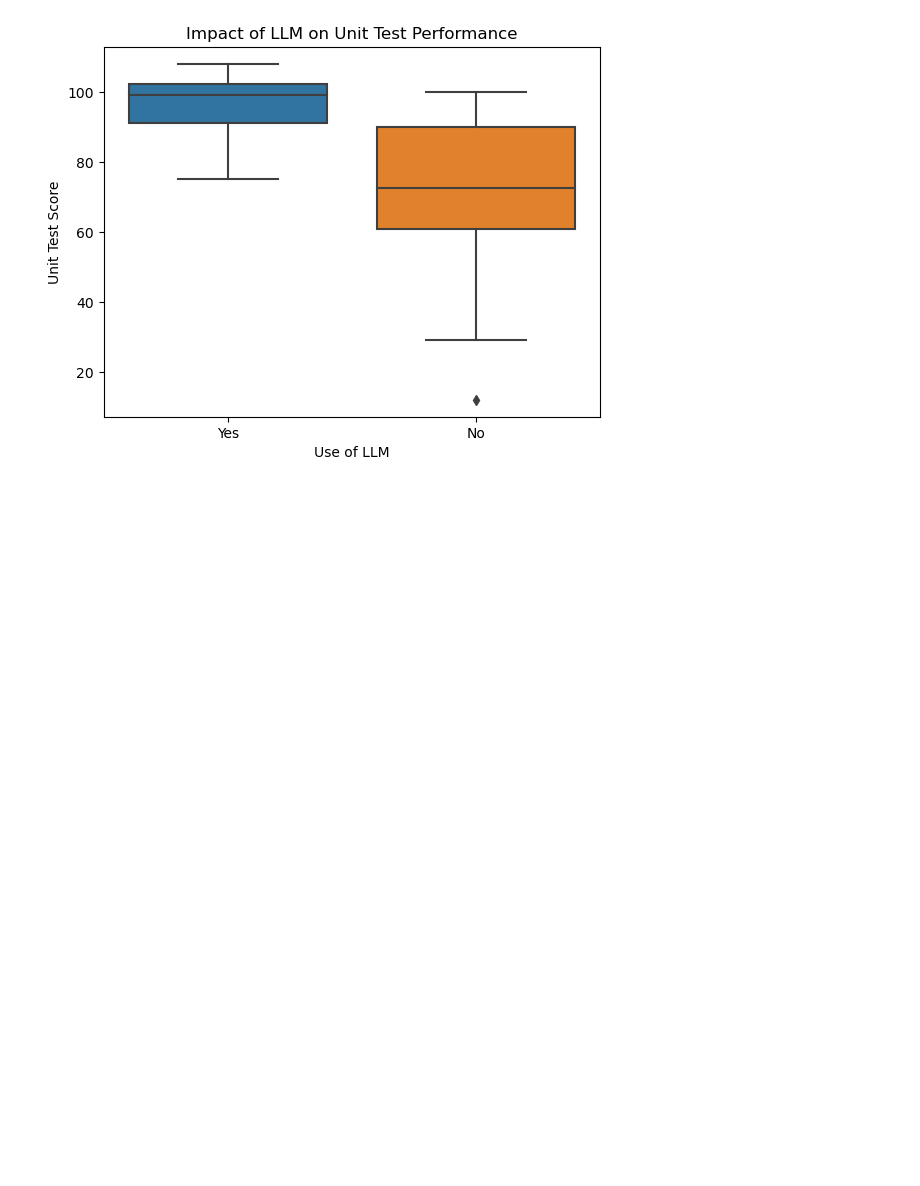
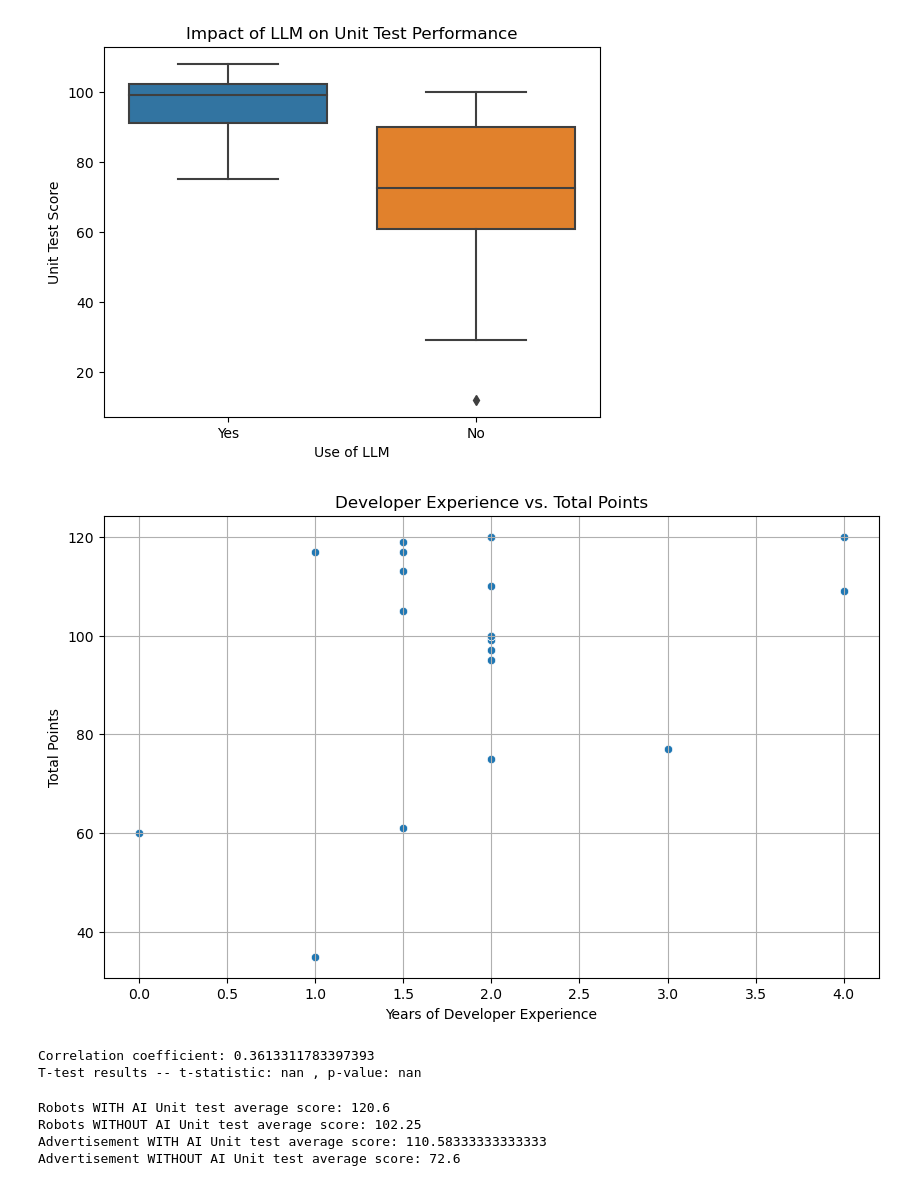
Before and after one commit to cseetreview/review_project, a Jupyter notebook: dataanalysis copy.ipynb, the cells around one changed output. Drawn from its saved outputs; the diff is of its cells as text; code cells hidden in the pictures; blank space fills up the shorter version.

```diff
--- a/dataanalysis copy.ipynb
+++ b/dataanalysis copy.ipynb
@@ -757,3 +772,50 @@ plt.ylabel('Unit Test Score')  # Change this label to match the meaning of the '
 plt.show()
 # %% [output]
 [figure]
+# %%
+
+# Assuming 'data' is your DataFrame that includes the necessary columns
+
+# Plotting the relationship
+plt.figure(figsize=(10, 6))
+sns.scatterplot(data=data, x='How many years of developer experience do you have?', y='Total Points')
+plt.title('Developer Experience vs. Total Points')
+plt.xlabel('Years of Developer Experience')
+plt.ylabel('Total Points')
+plt.grid(True)
+plt.show()
+
+# Calculate correlation coefficient
+correlation = data['How many years of developer experience do you have?'].corr(data['Total Points'])
+print("Correlation coefficient:", correlation)
+
+# Statistical Analysis: Compare means between the high and low points groups
+# Define high and low points groups based on some criteria, for example, median split
+median_points = data['Total Points'].median()
+high_points_group = data[data['Total Points'] >= median_points]
+low_points_group = data[data['Total Points'] < median_points]
+
+from scipy.stats import ttest_ind
+t_stat, p_val = ttest_ind(high_points_group['How many years of developer experience do you have?'],
+                          low_points_group['How many years of developer experience do you have?'])
+
+print("T-test results -- t-statistic:", t_stat, ", p-value:", p_val)
+# %% [output]
+[figure, added]
+Correlation coefficient: 0.3613311783397393
+T-test results -- t-statistic: nan , p-value: nan
+# %%
+robots_with_ai_avg_points = data[(data['With AI'] == 'Yes') & (data['Exam Set'] == 'Robots')]['Total Points'].mean()
+robots_without_ai_avg_points = data[(data['With AI'] == 'No') & (data['Exam Set'] == 'Robots')]['Total Points'].mean()
+ads_with_ai_avg_points = data[(data['With AI'] == 'Yes') & (data['Exam Set'] == 'Advertisements')]['Total Points'].mean()
+ads_without_ai_avg_points = data[(data['With AI'] == 'No') & (data['Exam Set'] == 'Advertisements')]['Total Points'].mean()
+
+print("Robots WITH AI Unit test average score:", robots_with_ai_avg_points)
+print("Robots WITHOUT AI Unit test average score:", robots_without_ai_avg_points)
+print("Advertisement WITH AI Unit test average score:", ads_with_ai_avg_points)
+print("Advertisement WITHOUT AI Unit test average score:", ads_without_ai_avg_points)
+# %% [output]
+Robots WITH AI Unit test average score: 120.6
+Robots WITHOUT AI Unit test average score: 102.25
+Advertisement WITH AI Unit test average score: 110.58333333333333
+Advertisement WITHOUT AI Unit test average score: 72.6
```
Also changed, not shown: parts of 6 cells of this notebook.
